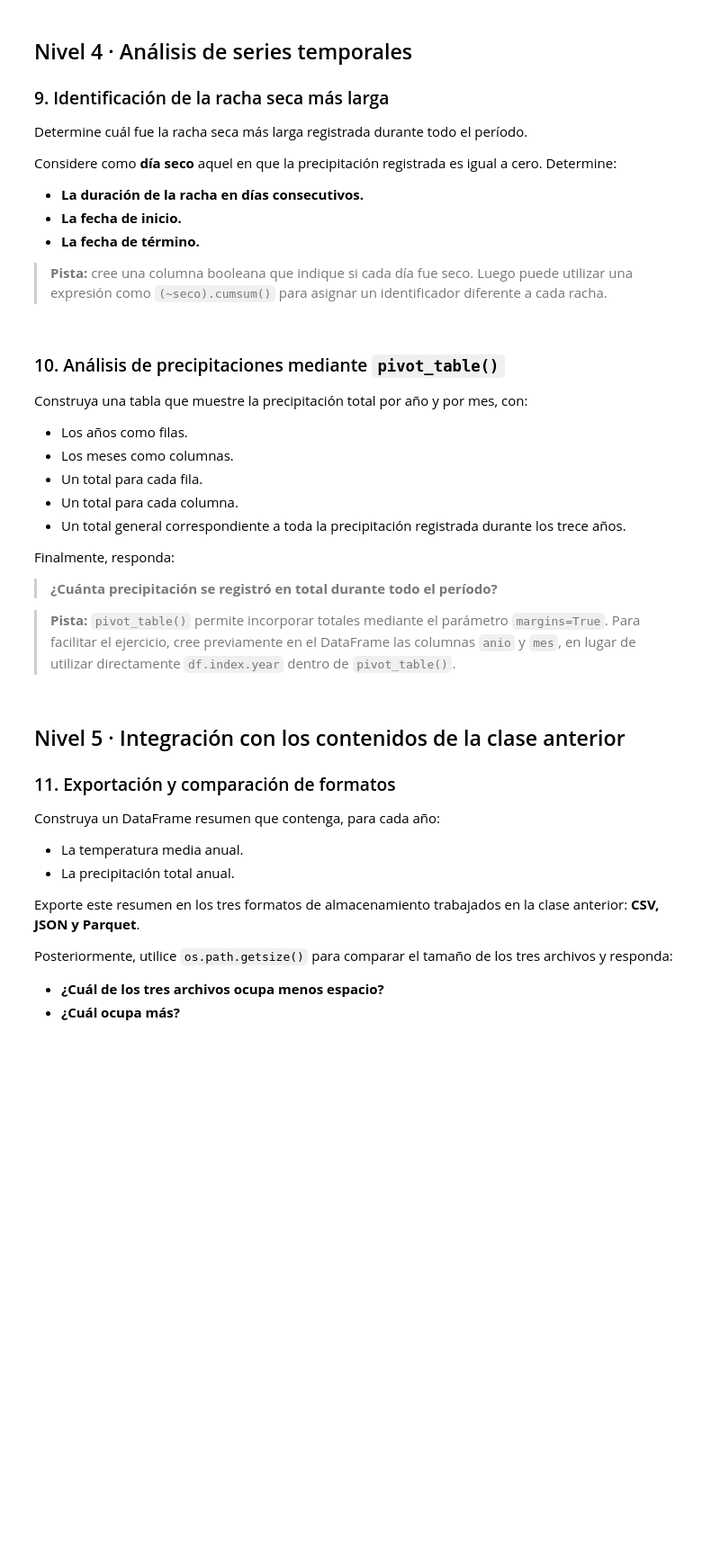
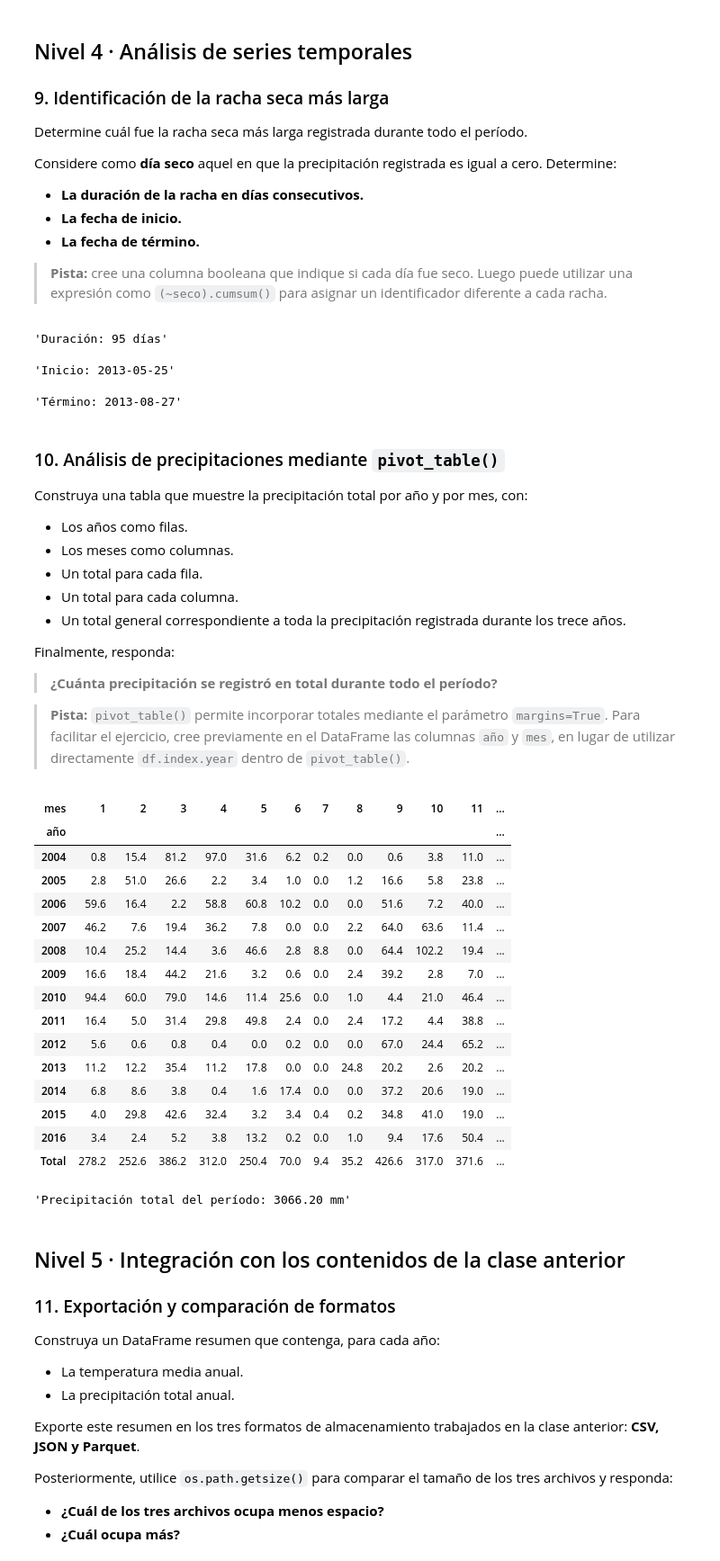
Before and after one commit to row-d/Gestion-de-Datos, a Jupyter notebook: tareas/tarea2/main.ipynb, the cells around one changed output. Shown at 90% size. Cells and saved outputs as stored; diff of their text form; code cells hidden in the pictures; blank space fills up the shorter version.

```diff
--- a/tareas/tarea2/main.ipynb
+++ b/tareas/tarea2/main.ipynb
@@ -179,3 +256,15 @@ Clasifique cada día en una de las siguientes categorías según su temperatura
 Utilice `pd.cut()` para crear una nueva columna con la categoría correspondiente. Luego, determine cuántos días pertenecen a cada categoría.
 
 > **Pista:** después de crear la clasificación, puede utilizar `value_counts()` para contar los registros de cada categoría.
+# %%
+intervalos = [-naranja.inf, 10, 20, 30, 40, naranja.inf]
+categorias = ["Muy frío", "Frío", "Templado", "Caluroso", "Extremo"]
+dragon_fruit["categoria_tmax"] = platano.cut(
+    dragon_fruit["Tmax"],
+    bins=intervalos,
+    labels=categorias,
+    right=True,
+    include_lowest=True,
+)
+
+dragon_fruit["categoria_tmax"].value_counts().reindex(categorias, fill_value=0)
@@ -193,6 +290,23 @@ Considere como **día seco** aquel en que la precipitación registrada es igual
 - **La fecha de término.**
 
 > **Pista:** cree una columna booleana que indique si cada día fue seco. Luego puede utilizar una expresión como `(~seco).cumsum()` para asignar un identificador diferente a cada racha.
+# %%
+dragon_fruit["seco"] = dragon_fruit["Precip"].eq(0)
+id_racha = (~dragon_fruit["seco"]).cumsum()
+registros_secos = dragon_fruit[dragon_fruit["seco"]]
+grupos_secos = id_racha[dragon_fruit["seco"]]
+rachas_secas = registros_secos.groupby(grupos_secos).agg(duracion=("seco", "size"))
+rachas_secas["inicio"] = registros_secos.index.to_series().groupby(grupos_secos).min()
+rachas_secas["termino"] = registros_secos.index.to_series().groupby(grupos_secos).max()
+racha_mas_larga = rachas_secas.loc[rachas_secas["duracion"].idxmax()]
+
+f"Duración: {racha_mas_larga['duracion']} días"
+f"Inicio: {racha_mas_larga['inicio'].date()}"
+f"Término: {racha_mas_larga['termino'].date()}"
+# %% [output]
+'Duración: 95 días'
+'Inicio: 2013-05-25'
+'Término: 2013-08-27'
 # %% [markdown]
 ### 10. Análisis de precipitaciones mediante `pivot_table()`
 
@@ -208,7 +322,42 @@ Finalmente, responda:
 
 > **¿Cuánta precipitación se registró en total durante todo el período?**
 
-> **Pista:** `pivot_table()` permite incorporar totales mediante el parámetro `margins=True`. Para facilitar el ejercicio, cree previamente en el DataFrame las columnas `anio` y `mes`, en lugar de utilizar directamente `df.index.year` dentro de `pivot_table()`.
+> **Pista:** `pivot_table()` permite incorporar totales mediante el parámetro `margins=True`. Para facilitar el ejercicio, cree previamente en el DataFrame las columnas `año` y `mes`, en lugar de utilizar directamente `df.index.year` dentro de `pivot_table()`.
+# %%
+dragon_fruit["año"] = dragon_fruit.index.year
+dragon_fruit["mes"] = dragon_fruit.index.month
+
+precipitacion_por_año_mes = platano.pivot_table(
+    data=dragon_fruit,
+    index="año",
+    columns="mes",
+    values="Precip",
+    aggfunc="sum",
+    fill_value=0,
+    margins=True,
+    margins_name="Total",
+)
+precipitacion_por_año_mes
+
+f"Precipitación total del período: {precipitacion_por_año_mes.loc['Total', 'Total']:.2f} mm"
+# %% [output]
+| mes | 1 | 2 | 3 | 4 | 5 | 6 | 7 | 8 | 9 | 10 | 11 | ... |
+| año |  |  |  |  |  |  |  |  |  |  |  | ... |
+| 2004 | 0.8 | 15.4 | 81.2 | 97.0 | 31.6 | 6.2 | 0.2 | 0.0 | 0.6 | 3.8 | 11.0 | ... |
+| 2005 | 2.8 | 51.0 | 26.6 | 2.2 | 3.4 | 1.0 | 0.0 | 1.2 | 16.6 | 5.8 | 23.8 | ... |
+| 2006 | 59.6 | 16.4 | 2.2 | 58.8 | 60.8 | 10.2 | 0.0 | 0.0 | 51.6 | 7.2 | 40.0 | ... |
+| 2007 | 46.2 | 7.6 | 19.4 | 36.2 | 7.8 | 0.0 | 0.0 | 2.2 | 64.0 | 63.6 | 11.4 | ... |
+| 2008 | 10.4 | 25.2 | 14.4 | 3.6 | 46.6 | 2.8 | 8.8 | 0.0 | 64.4 | 102.2 | 19.4 | ... |
+| 2009 | 16.6 | 18.4 | 44.2 | 21.6 | 3.2 | 0.6 | 0.0 | 2.4 | 39.2 | 2.8 | 7.0 | ... |
+| 2010 | 94.4 | 60.0 | 79.0 | 14.6 | 11.4 | 25.6 | 0.0 | 1.0 | 4.4 | 21.0 | 46.4 | ... |
+| 2011 | 16.4 | 5.0 | 31.4 | 29.8 | 49.8 | 2.4 | 0.0 | 2.4 | 17.2 | 4.4 | 38.8 | ... |
+| 2012 | 5.6 | 0.6 | 0.8 | 0.4 | 0.0 | 0.2 | 0.0 | 0.0 | 67.0 | 24.4 | 65.2 | ... |
+| 2013 | 11.2 | 12.2 | 35.4 | 11.2 | 17.8 | 0.0 | 0.0 | 24.8 | 20.2 | 2.6 | 20.2 | ... |
+| 2014 | 6.8 | 8.6 | 3.8 | 0.4 | 1.6 | 17.4 | 0.0 | 0.0 | 37.2 | 20.6 | 19.0 | ... |
+| 2015 | 4.0 | 29.8 | 42.6 | 32.4 | 3.2 | 3.4 | 0.4 | 0.2 | 34.8 | 41.0 | 19.0 | ... |
+| 2016 | 3.4 | 2.4 | 5.2 | 3.8 | 13.2 | 0.2 | 0.0 | 1.0 | 9.4 | 17.6 | 50.4 | ... |
+| Total | 278.2 | 252.6 | 386.2 | 312.0 | 250.4 | 70.0 | 9.4 | 35.2 | 426.6 | 317.0 | 371.6 | ... |
+'Precipitación total del período: 3066.20 mm'
 # %% [markdown]
 ## Nivel 5 · Integración con los contenidos de la clase anterior
 
```
Also changed, not shown: parts of 9 cells of this notebook, 9 other files.
